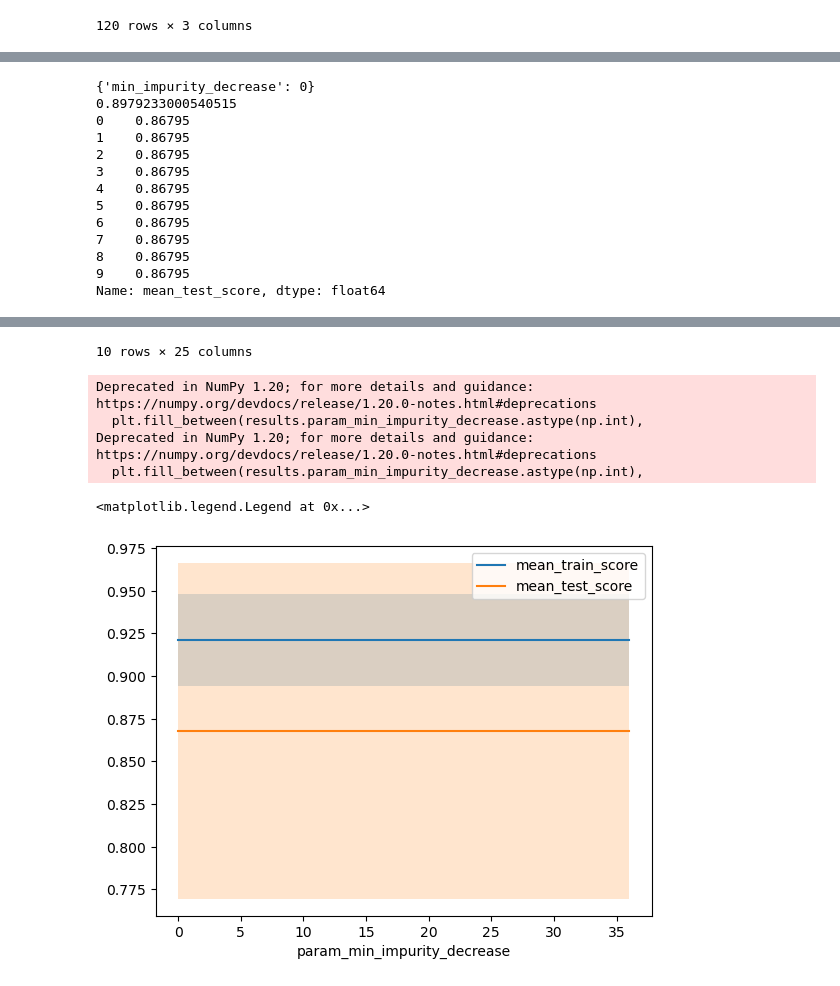
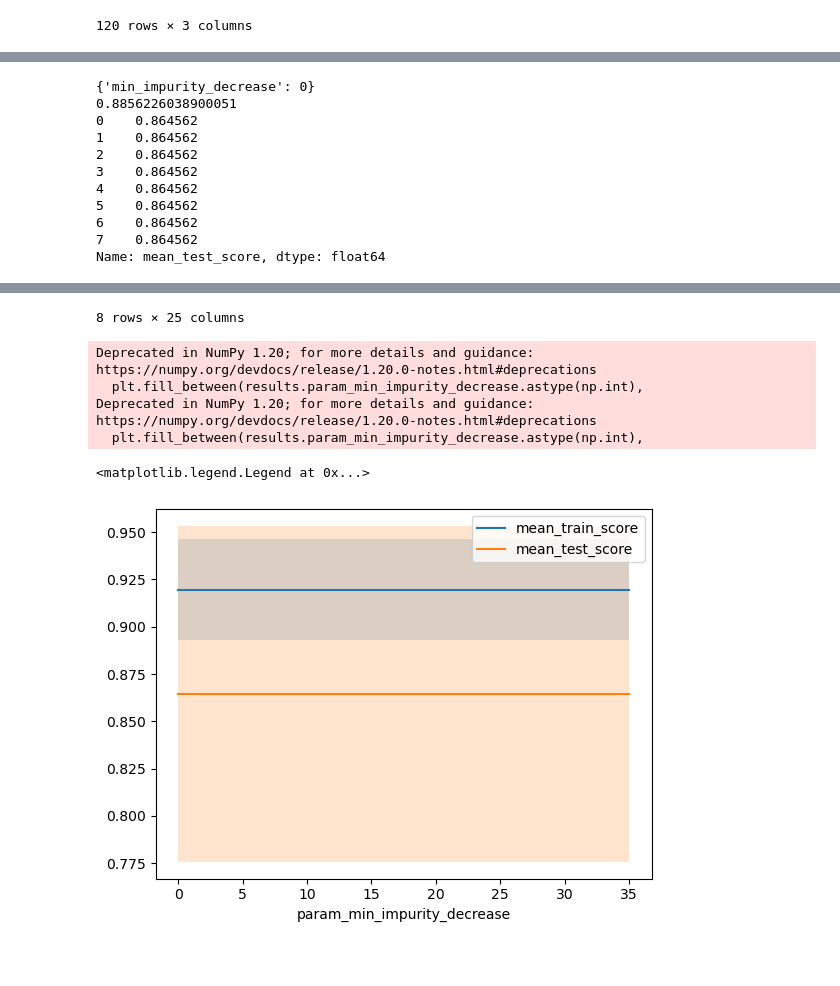
Before and after one commit to Enginedeer/AML_project, a Jupyter notebook: andi_AML_v2.ipynb, the cells around one changed output, grey strips where cells are left out. Saved outputs shown, nothing was run; the diff lists cells and outputs as text; code cells hidden in the pictures; blank space fills up the shorter version.

```diff
--- a/andi_AML_v2.ipynb
+++ b/andi_AML_v2.ipynb
@@ -189,8 +189,8 @@ print(f"Score is {rfr_score*100:.4f} %")
 # print(grid.score(X_test, y_test))
 
 
-param_grid_tree = {'n_estimators': range(2,20,2)}
-rfr2 = RandomForestRegressor(min_impurity_decrease=0, max_depth=3, max_features=3, random_state=42)
+param_grid_tree = {'n_estimators': range(2,50,3)}
+rfr2 = RandomForestRegressor(min_impurity_decrease=0, max_depth=3, max_features=2, random_state=43)
 grid = GridSearchCV(rfr2, param_grid=param_grid_tree, cv=tscv, return_train_score=True, n_jobs=-1)
 grid.fit(X_train, y_train)
 print(grid.best_params_)
@@ -243,5 +257,5 @@ Deprecated in NumPy 1.20; for more details and guidance: https://numpy.org/devdo
 # %%
-param_grid_tree = {'max_depth': range(0,12,1)}
+param_grid_tree = {'max_depth': range(1,12,2)}
 
 rfr2 = RandomForestRegressor(n_estimators=6, min_impurity_decrease=0, max_features=3, random_state=42)
 grid = GridSearchCV(rfr2, param_grid=param_grid_tree, cv=tscv, return_train_score=True, n_jobs=-1)
@@ -318,7 +303,7 @@ Deprecated in NumPy 1.20; for more details and guidance: https://numpy.org/devdo
 # %%
-param_grid_tree = {'min_impurity_decrease': range(0,40,4)}
+param_grid_tree = {'min_impurity_decrease': range(0,40,5)}
 
-rfr2 = RandomForestRegressor(n_estimators=6, max_depth=3, max_features=3, random_state=42)
+rfr2 = RandomForestRegressor(n_estimators=32, max_depth=3, max_features=2, random_state=43)
 grid = GridSearchCV(rfr2, param_grid=param_grid_tree, cv=tscv, return_train_score=True, n_jobs=-1)
 grid.fit(X_train, y_train)
 print(grid.best_params_)
@@ -339,16 +324,14 @@ plt.fill_between(results.param_min_impurity_decrease.astype(np.int),
 plt.legend()
 # %% [output]
 {'min_impurity_decrease': 0}
-0.8979233000540515
-0    0.86795
-1    0.86795
-2    0.86795
-3    0.86795
-4    0.86795
-5    0.86795
-6    0.86795
-7    0.86795
-8    0.86795
-9    0.86795
+0.8856226038900051
+0    0.864562
+1    0.864562
+2    0.864562
+3    0.864562
+4    0.864562
+5    0.864562
+6    0.864562
+7    0.864562
 Name: mean_test_score, dtype: float64
 |  | mean_fit_time | std_fit_time | mean_score_time | std_score_time | param_min_impurity_decrease | params | ... |
@@ -365,10 +346,10 @@ Name: mean_test_score, dtype: float64
-10 rows × 25 columns
+8 rows × 25 columns
 Deprecated in NumPy 1.20; for more details and guidance: https://numpy.org/devdocs/release/1.20.0-notes.html#deprecations
   plt.fill_between(results.param_min_impurity_decrease.astype(np.int),
 Deprecated in NumPy 1.20; for more details and guidance: https://numpy.org/devdocs/release/1.20.0-notes.html#deprecations
   plt.fill_between(results.param_min_impurity_decrease.astype(np.int),
 <matplotlib.legend.Legend at 0x...>
-[figure, old version]
+[figure, new version]
 # %%
 param_grid_tree = {'max_features': range(1,4,1)}
 
```
Also changed, not shown: parts of 13 cells of this notebook.
